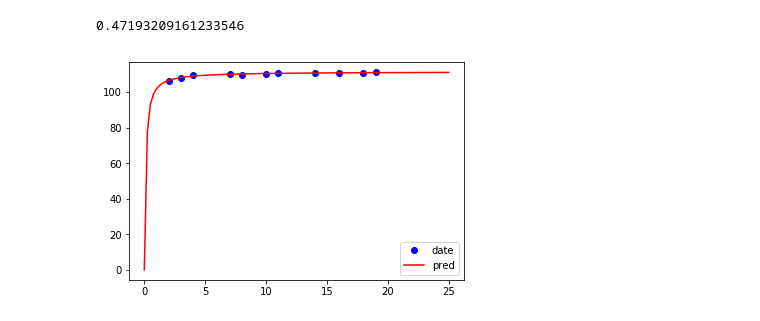
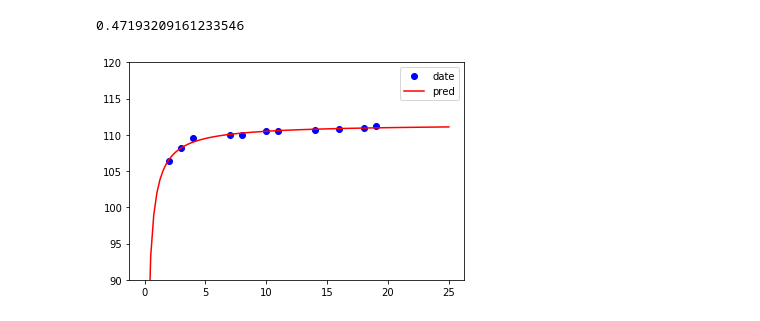
Before and after one commit to cdfmlr/NumericalAnalysis, a Jupyter notebook: ex3/src/ex3.ipynb, the cells around one changed output. Drawn from its saved outputs; the diff is of its cells as text; code cells hidden in the pictures.

Commit message:
improve a plot in ex3

```diff
--- a/ex3/src/ex3.ipynb
+++ b/ex3/src/ex3.ipynb
@@ -502,10 +502,11 @@ cost(x, y, hypothesis, theta)
 # %%
 x_test = np.linspace(0, 25, num=100, endpoint=True)
 y_pred = hypothesis(x_test, theta)
 
 plt.plot(x, y, 'bo', label='date')
 plt.plot(x_test, y_pred, 'r-', label='pred')
+plt.ylim(90, 120)
 plt.legend()
 plt.show()
 # %% [output]
-[figure, old version]
+[figure, new version]
```
